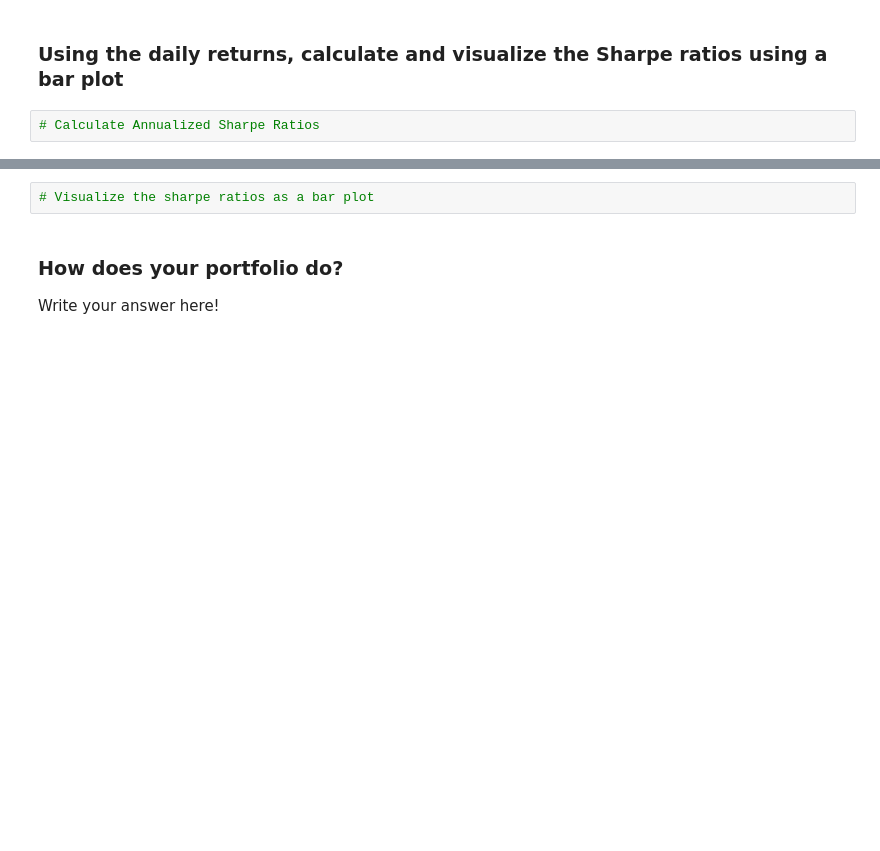
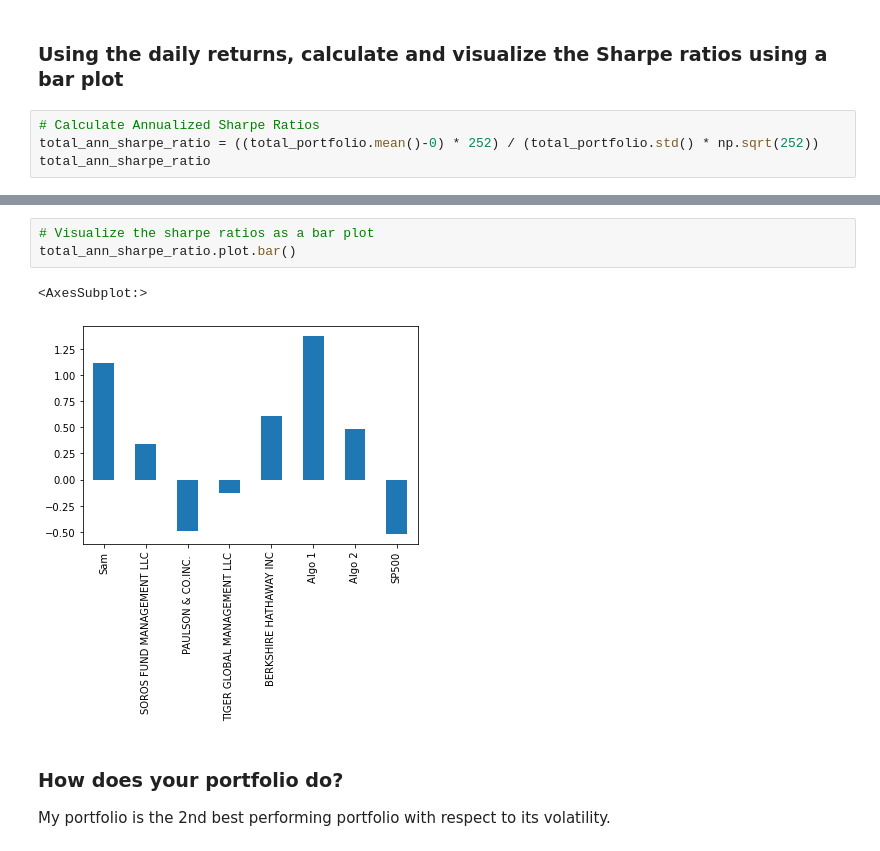
Before and after one commit to spearl7076/Unit4-Homework, a Jupyter notebook: whale_analysis.ipynb, the cells around one changed output, grey strips where cells are left out. Cells and saved outputs as stored; diff of their text form; blank space fills up the shorter version.

```diff
--- a/whale_analysis.ipynb
+++ b/whale_analysis.ipynb
@@ -472,3 +617,5 @@ weights = [1/3, 1/3, 1/3]
 ### Using the daily returns, calculate and visualize the Sharpe ratios using a bar plot
 # %%
 # Calculate Annualized Sharpe Ratios
+total_ann_sharpe_ratio = ((total_portfolio.mean()-0) * 252) / (total_portfolio.std() * np.sqrt(252))
+total_ann_sharpe_ratio
@@ -475,6 +632,10 @@ weights = [1/3, 1/3, 1/3]
 # %%
 # Visualize the sharpe ratios as a bar plot
+total_ann_sharpe_ratio.plot.bar()
+# %% [output]
+<AxesSubplot:>
+[figure, added]
-# %% [markdown]
-### How does your portfolio do?
-
-Write your answer here!
+# %% [markdown]
+### How does your portfolio do?
+
+My portfolio is the 2nd best performing portfolio with respect to its volatility.
```
Also changed, not shown: parts of 23 cells of this notebook, 3 other files.
